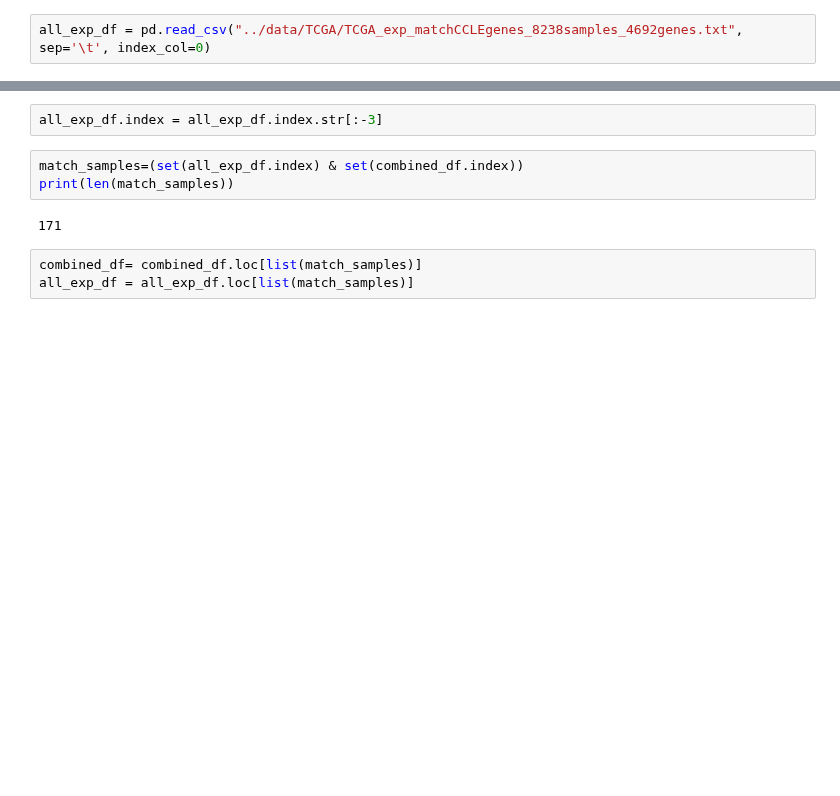
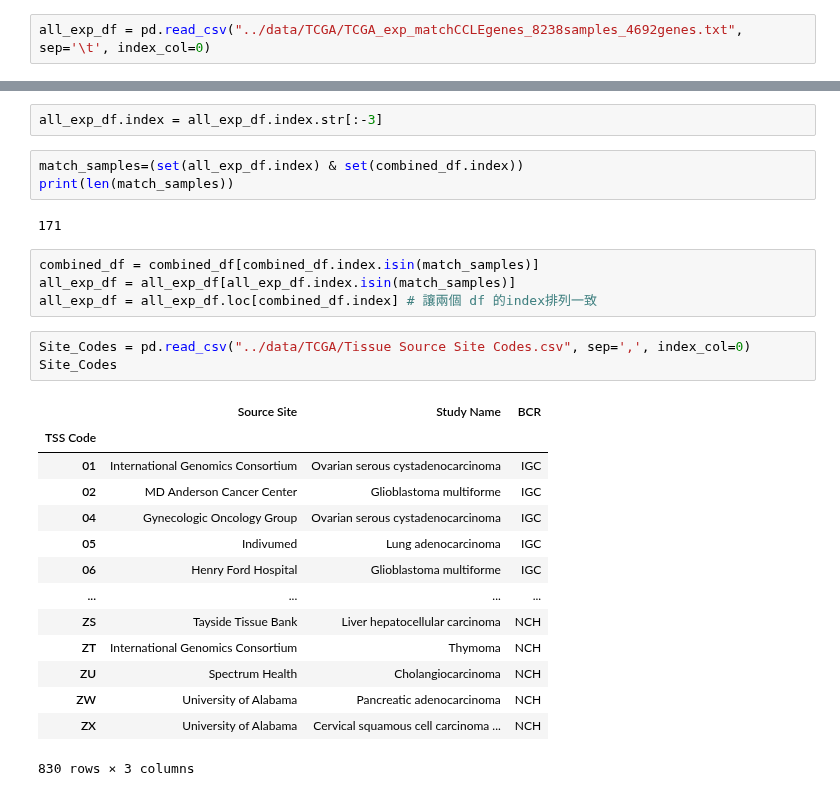
Before and after one commit to chiu-kai/ESPF_OMICS, a Jupyter notebook: inference2.ipynb, the cells around one changed output, grey strips where cells are left out. Drawn from its saved outputs; the diff is of its cells as text; blank space fills up the shorter version.

```diff
--- a/inference2.ipynb
+++ b/inference2.ipynb
@@ -1256,10 +1396,29 @@ Index(['TCGA-CG-5724', 'TCGA-90-A59Q', 'TCGA-55-7910', 'TCGA-BA-5149',
-# %%
-all_exp_df.index = all_exp_df.index.str[:-3]
+# %%
+all_exp_df.index = all_exp_df.index.str[:-3]
 # %%
 match_samples=(set(all_exp_df.index) & set(combined_df.index))
 print(len(match_samples))
 # %% [output]
 171
 # %%
-combined_df= combined_df.loc[list(match_samples)]
-all_exp_df = all_exp_df.loc[list(match_samples)]
+combined_df = combined_df[combined_df.index.isin(match_samples)]
+all_exp_df = all_exp_df[all_exp_df.index.isin(match_samples)]
+all_exp_df = all_exp_df.loc[combined_df.index] # 讓兩個 df 的index排列一致
+# %%
+Site_Codes = pd.read_csv("../data/TCGA/Tissue Source Site Codes.csv", sep=',', index_col=0)
+Site_Codes
+# %% [output]
+|  | Source Site | Study Name | BCR |
+| TSS Code |  |  |  |
+| 01 | International Genomics Consortium | Ovarian serous cystadenocarcinoma | IGC |
+| 02 | MD Anderson Cancer Center | Glioblastoma multiforme | IGC |
+| 04 | Gynecologic Oncology Group | Ovarian serous cystadenocarcinoma | IGC |
+| 05 | Indivumed | Lung adenocarcinoma | IGC |
+| 06 | Henry Ford Hospital | Glioblastoma multiforme | IGC |
+| ... | ... | ... | ... |
+| ZS | Tayside Tissue Bank | Liver hepatocellular carcinoma | NCH |
+| ZT | International Genomics Consortium | Thymoma | NCH |
+| ZU | Spectrum Health | Cholangiocarcinoma | NCH |
+| ZW | University of Alabama | Pancreatic adenocarcinoma | NCH |
+| ZX | University of Alabama | Cervical squamous cell carcinoma ... | NCH |
+830 rows × 3 columns
```
Also changed, not shown: parts of 22 cells of this notebook, 6 other files.
